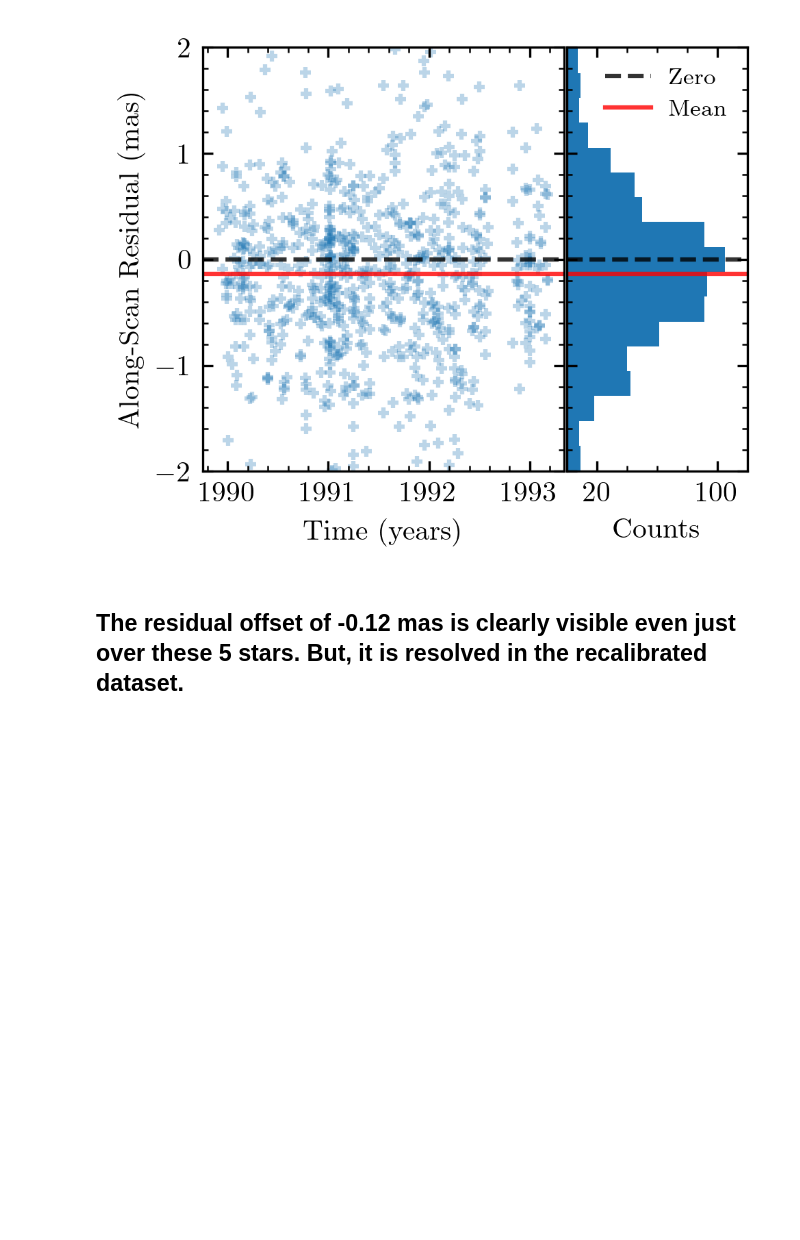
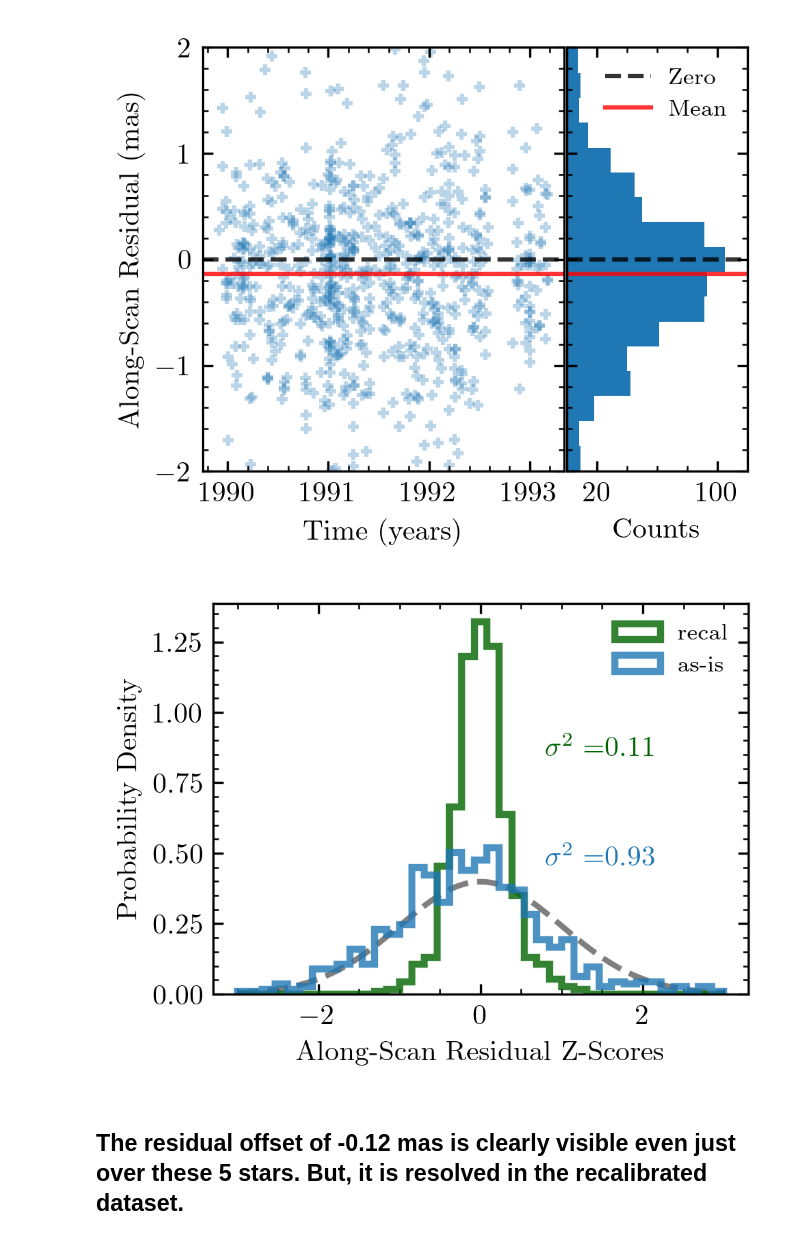
Before and after one commit to savannahpobre/HTOF, a Jupyter notebook: examples_recalibrating_hip2.ipynb, the cells around one changed output. Saved outputs shown, nothing was run; the diff lists cells and outputs as text; code cells hidden in the pictures; blank space fills up the shorter version.

Commit message:
added subpanel to recalibrating hip2 figure.

```diff
--- a/examples_recalibrating_hip2.ipynb
+++ b/examples_recalibrating_hip2.ipynb
@@ -62,27 +62,33 @@ import numpy as np
 stars = ['27321', '18907', '43023', '45101', '56211', '83207']
 # grab the recalibrated residuals
 residuals_all_recalibrated = []
+al_errors_all_recalibrated = []
 epoch_all_rec = []
 for star in stars:
     data = Hipparcos2Recalibrated()
     data.parse(star_id=star, intermediate_data_directory='htof/test/data_for_tests/Hip21')
     residuals_all_recalibrated.extend(data.residuals.values)
+    al_errors_all_recalibrated.extend(data.along_scan_errs.values)
     epoch_all_rec.extend(data._epoch.values)
 
 # grab the normal 2007 as-is residuals
 residuals_all = []
+al_errors_all = []
 epoch_all = []
 for star in stars:
     data = HipparcosRereductionJavaTool()
     data.parse(star_id=star, intermediate_data_directory='htof/test/data_for_tests/Hip21')
     residuals_all.extend(data.residuals.values)
+    al_errors_all.extend(data.along_scan_errs.values)
     epoch_all.extend(data._epoch.values)
 
 # arrify them for plotting
+residuals_all = np.array(residuals_all).flatten()
 residuals_all_recalibrated = np.array(residuals_all_recalibrated).flatten()
-residuals_all = np.array(residuals_all).flatten()
 epoch_all = np.array(epoch_all).flatten()
 epoch_all_rec = np.array(epoch_all_rec).flatten()
+al_errors_all = np.array(al_errors_all).flatten()
+al_errors_all_recalibrated = np.array(al_errors_all_recalibrated).flatten()
 # %%
 import os
 import matplotlib.pyplot as plt
@@ -125,6 +131,27 @@ for color, case_name, residuals, epochs in zip(['#006400', 'C0'], ['recalibrated
 # %% [output]
 [figure]
 [figure]
+# %%
+from scipy.stats import norm
+
+fig, ax = plt.subplots()
+bins = np.linspace(-3, 3, 40)
+finer_bins = np.linspace(np.min(bins), np.max(bins), 2000)
+ax.plot(finer_bins, norm.pdf(finer_bins, scale=1, loc=0), color='k', lw=2, ls='--', alpha=0.5, zorder=-1)
+for color, case_name, zscores in zip(['#006400', 'C0'], ['recal', 'as-is'],
+                                             [residuals_all_recalibrated/al_errors_all_recalibrated, residuals_all/al_errors_all]):
+    counts, bins, _ = ax.hist(zscores, bins=bins, histtype='step', lw=2.5,
+             align='mid', density=True, color=color, label=case_name, alpha=0.8)
+    ax.set_xlabel('Along-Scan Residual Z-Scores')
+    ax.annotate(r'$\sigma^2 = $' + str(np.round(np.var(zscores), 2)), xy=(0.8, np.percentile(counts, 93)), xycoords='data', color=color)
+    ax.set_ylabel('Probability Density')
+    #ax1.set_ylim((0, 0.5))
+# maybe add hipparcos 1 here?
+ax.legend(loc='best')
+plt.savefig('recal_subsample_zscore.png', dpi=300, pad_inches=0, bbox_inches='tight')
+plt.show()
+# %% [output]
+[figure, added]
 # %% [markdown]
 ## The residual offset of -0.12 mas is clearly visible even just over these 5 stars. But, it is resolved in the recalibrated dataset.
 # %% [markdown]
```
